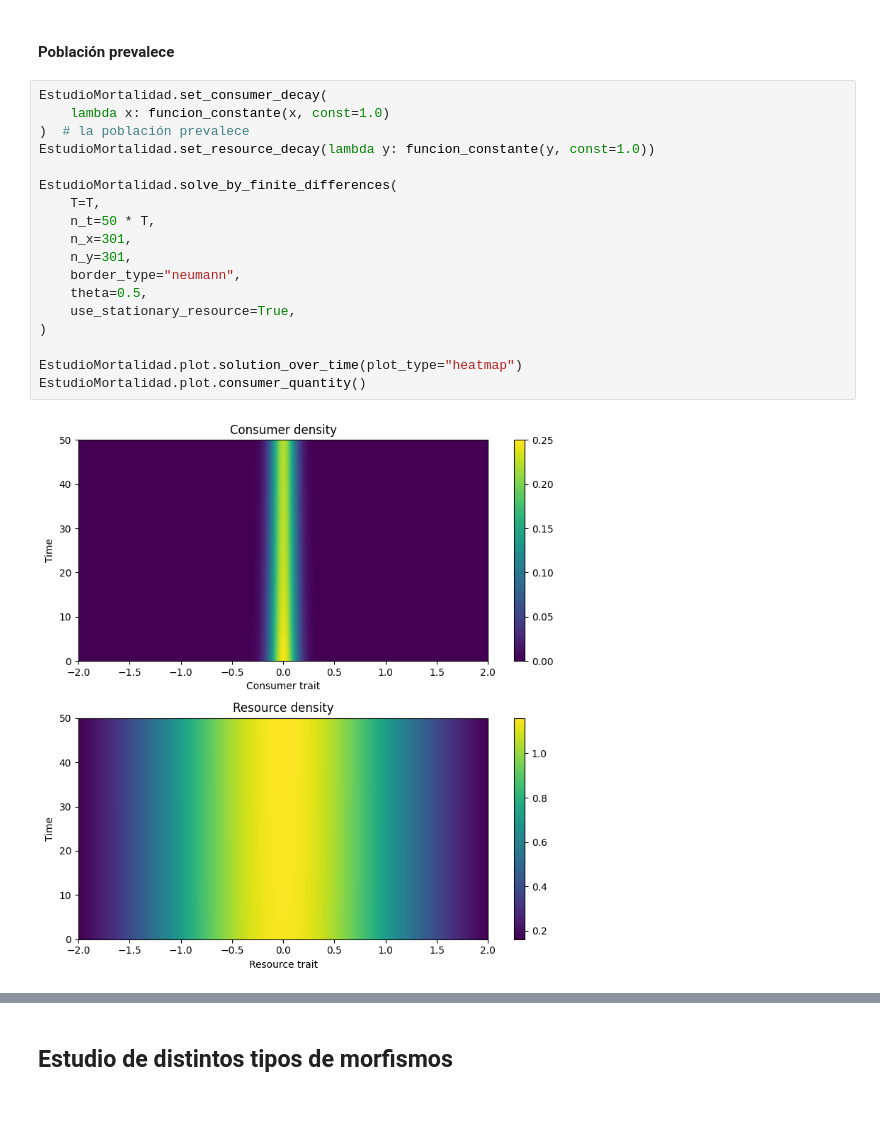
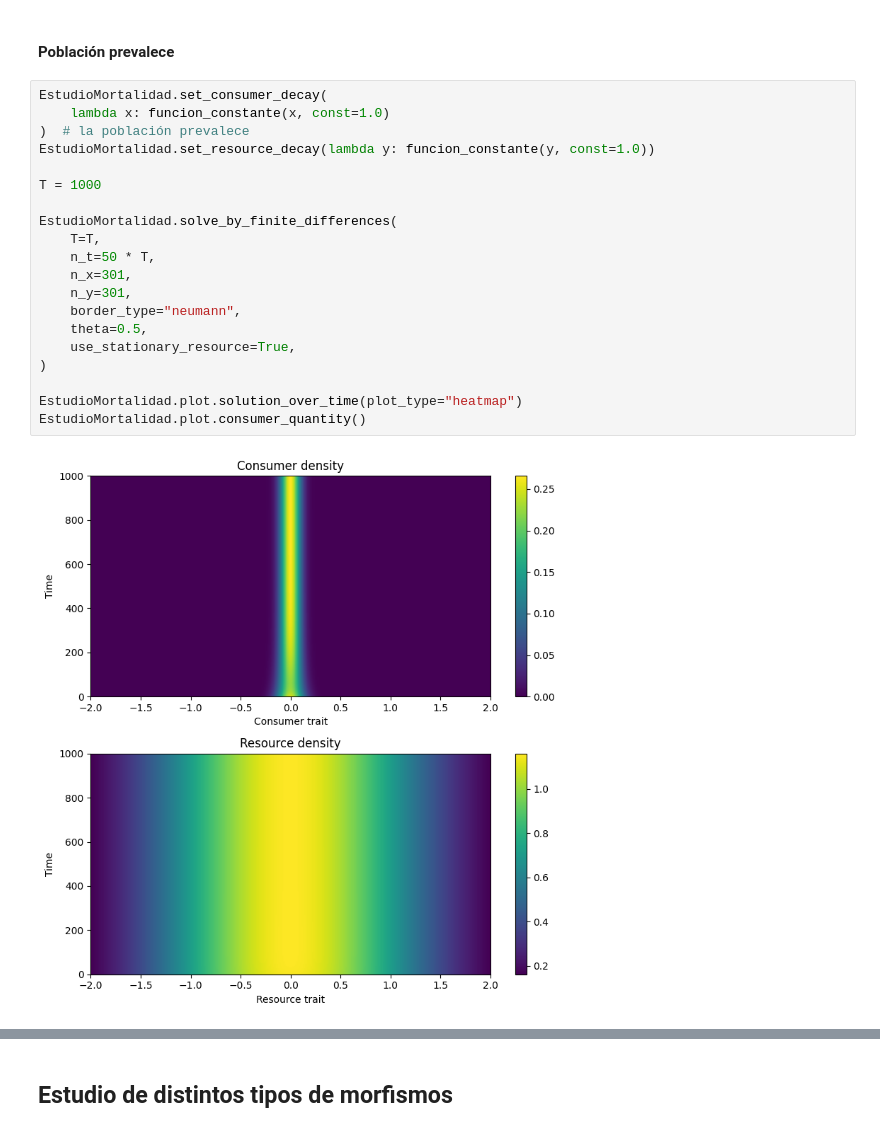
Before and after one commit to chucorate/Dinamica-Adaptativa, a Jupyter notebook: caso_gaussiano.ipynb, the cells around one changed output, grey strips where cells are left out. Drawn from its saved outputs; the diff is of its cells as text.

```diff
--- a/caso_gaussiano.ipynb
+++ b/caso_gaussiano.ipynb
@@ -86,20 +86,22 @@ EstudioMortalidad.plot.consumer_quantity()
 # %%
 EstudioMortalidad.set_consumer_decay(
     lambda x: funcion_constante(x, const=1.0)
 )  # la población prevalece
 EstudioMortalidad.set_resource_decay(lambda y: funcion_constante(y, const=1.0))
+
+T = 1000
 
 EstudioMortalidad.solve_by_finite_differences(
     T=T,
     n_t=50 * T,
     n_x=301,
     n_y=301,
     border_type="neumann",
     theta=0.5,
     use_stationary_resource=True,
 )
 
 EstudioMortalidad.plot.solution_over_time(plot_type="heatmap")
 EstudioMortalidad.plot.consumer_quantity()
 # %% [output]
-[figure, old version]
+[figure, new version]
```
Also changed, not shown: parts of 1 cell of this notebook.
